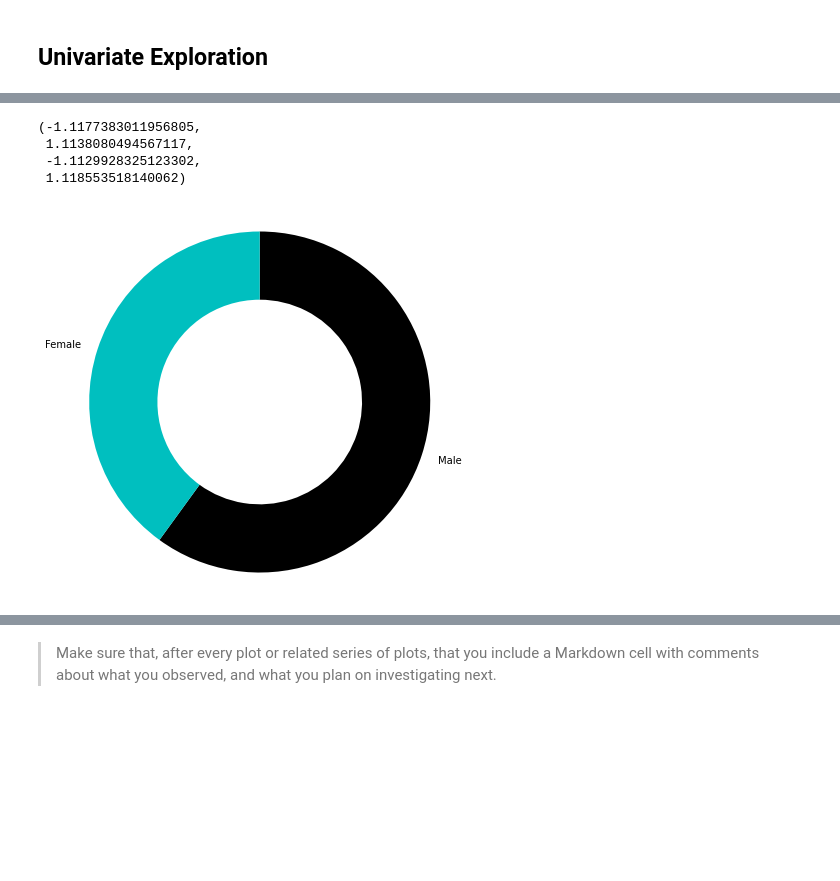
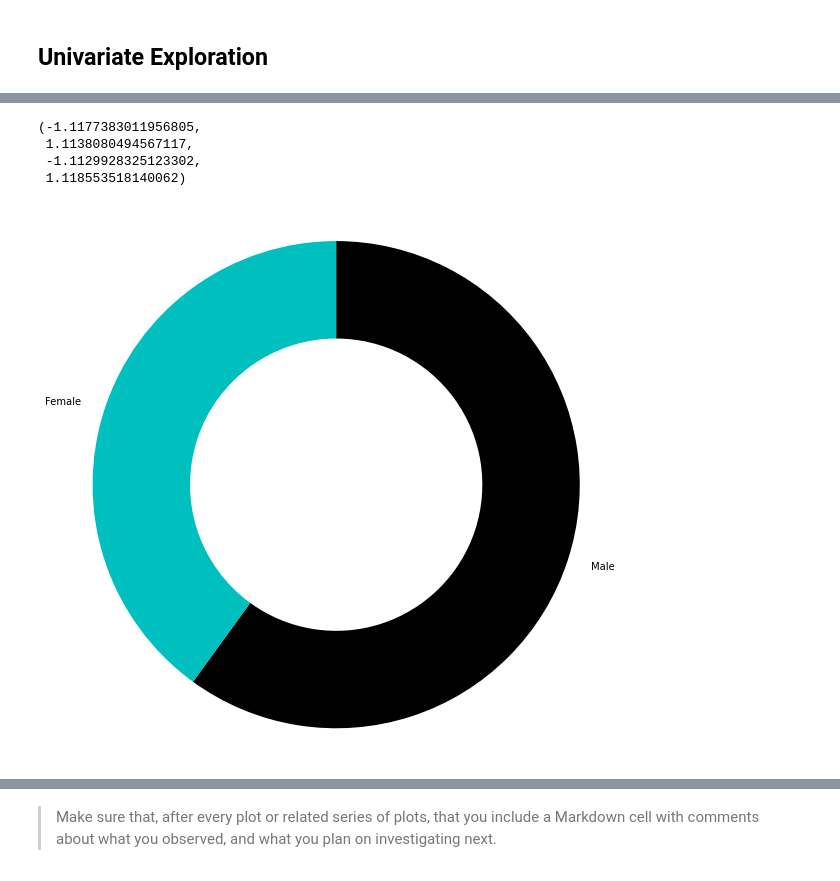
Before and after one commit to yufrances90/Communicate-Data-Findings, a Jupyter notebook: exploration_2.ipynb, the cells around one changed output, grey strips where cells are left out. Cells and saved outputs as stored; diff of their text form; code cells hidden in the pictures; blank space fills up the shorter version.

```diff
--- a/exploration_2.ipynb
+++ b/exploration_2.ipynb
@@ -15,7 +15,7 @@ import os
 
 %matplotlib inline
 
-plt.rcParams['figure.figsize'] = (7, 7)
+plt.rcParams['figure.figsize'] = (10, 10)
 # %%
 data_dir = './data'
 
@@ -147,13 +180,13 @@ plt.show()
 # %%
 gender_counts = df['Gender'].value_counts()
 
-plt.pie(sorted_counts, labels = gender_counts.index, startangle = 90,
+plt.pie(gender_counts, labels = gender_counts.index, startangle = 90,
         counterclock = False, colors=['k', 'c'], wedgeprops = {'width' : 0.4});
 
 plt.axis('square')
 # %% [output]
 (-1.1177383011956805,
  1.1138080494567117,
  -1.1129928325123302,
  1.118553518140062)
-[figure, old version]
+[figure, new version]
```
Also changed, not shown: parts of 7 cells of this notebook.
